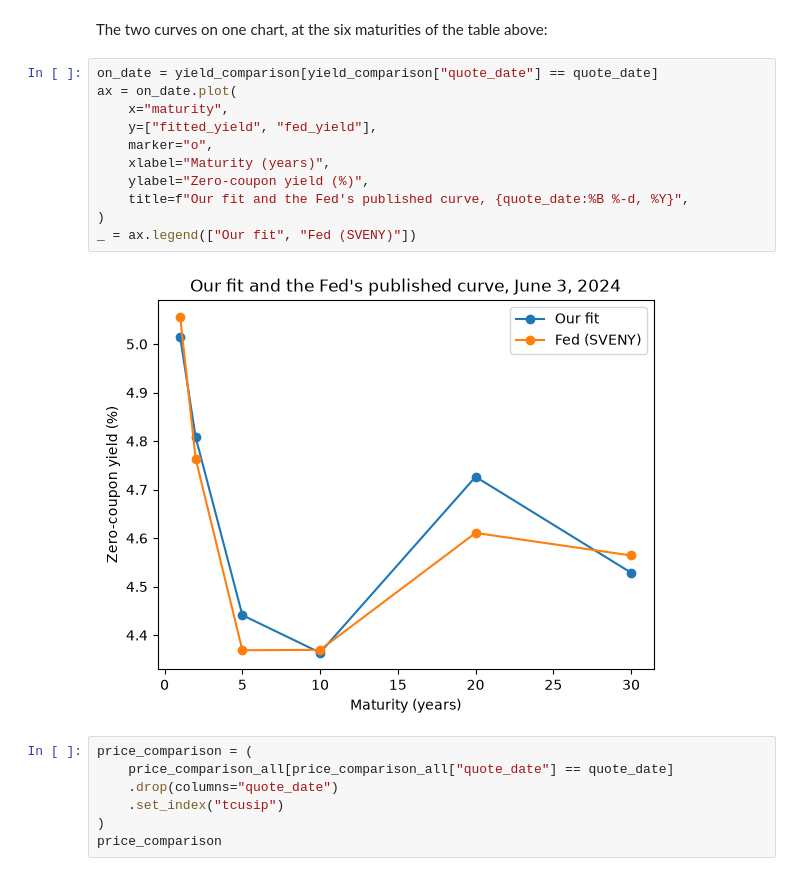
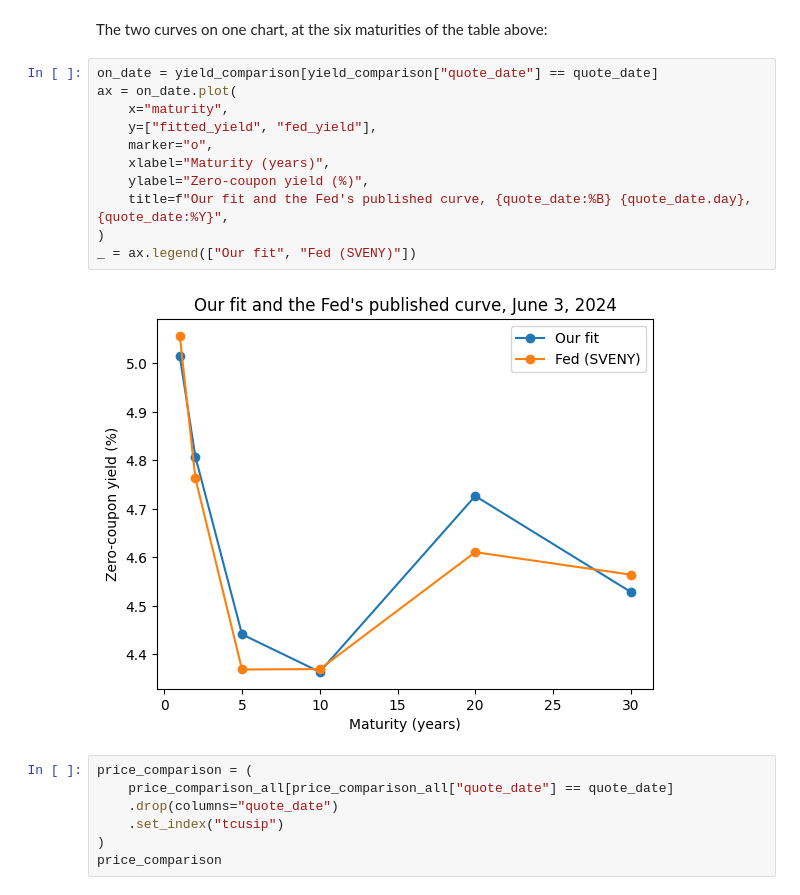
Before and after one commit to finm-32800/finm-32800.github.io, a Jupyter notebook: _sources/notebooks/_02_replicate_GSW2005_ipynb.ipynb, the cells around one changed output. Cells and saved outputs as stored; diff of their text form.

```diff
--- a/_sources/notebooks/_02_replicate_GSW2005_ipynb.ipynb
+++ b/_sources/notebooks/_02_replicate_GSW2005_ipynb.ipynb
@@ -507,16 +507,16 @@ The two curves on one chart, at the six maturities of the table above:
 # %%
 on_date = yield_comparison[yield_comparison["quote_date"] == quote_date]
 ax = on_date.plot(
     x="maturity",
     y=["fitted_yield", "fed_yield"],
     marker="o",
     xlabel="Maturity (years)",
     ylabel="Zero-coupon yield (%)",
-    title=f"Our fit and the Fed's published curve, {quote_date:%B %-d, %Y}",
+    title=f"Our fit and the Fed's published curve, {quote_date:%B} {quote_date.day}, {quote_date:%Y}",
 )
 _ = ax.legend(["Our fit", "Fed (SVENY)"])
 # %% [output]
-[figure, old version]
+[figure, new version]
 # %%
 price_comparison = (
     price_comparison_all[price_comparison_all["quote_date"] == quote_date]
```
Also changed, not shown: parts of 4 cells of this notebook, 18 other files.
